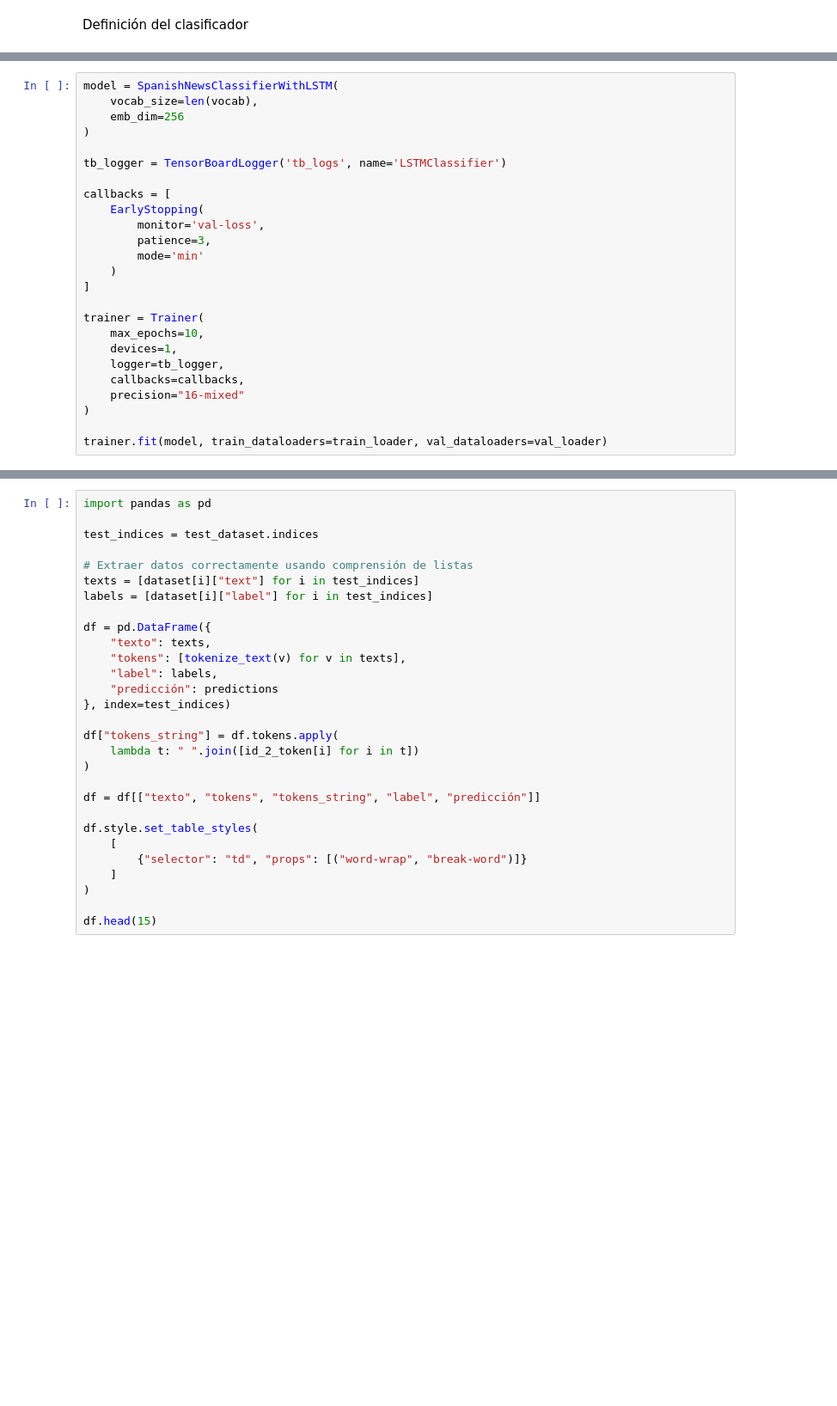
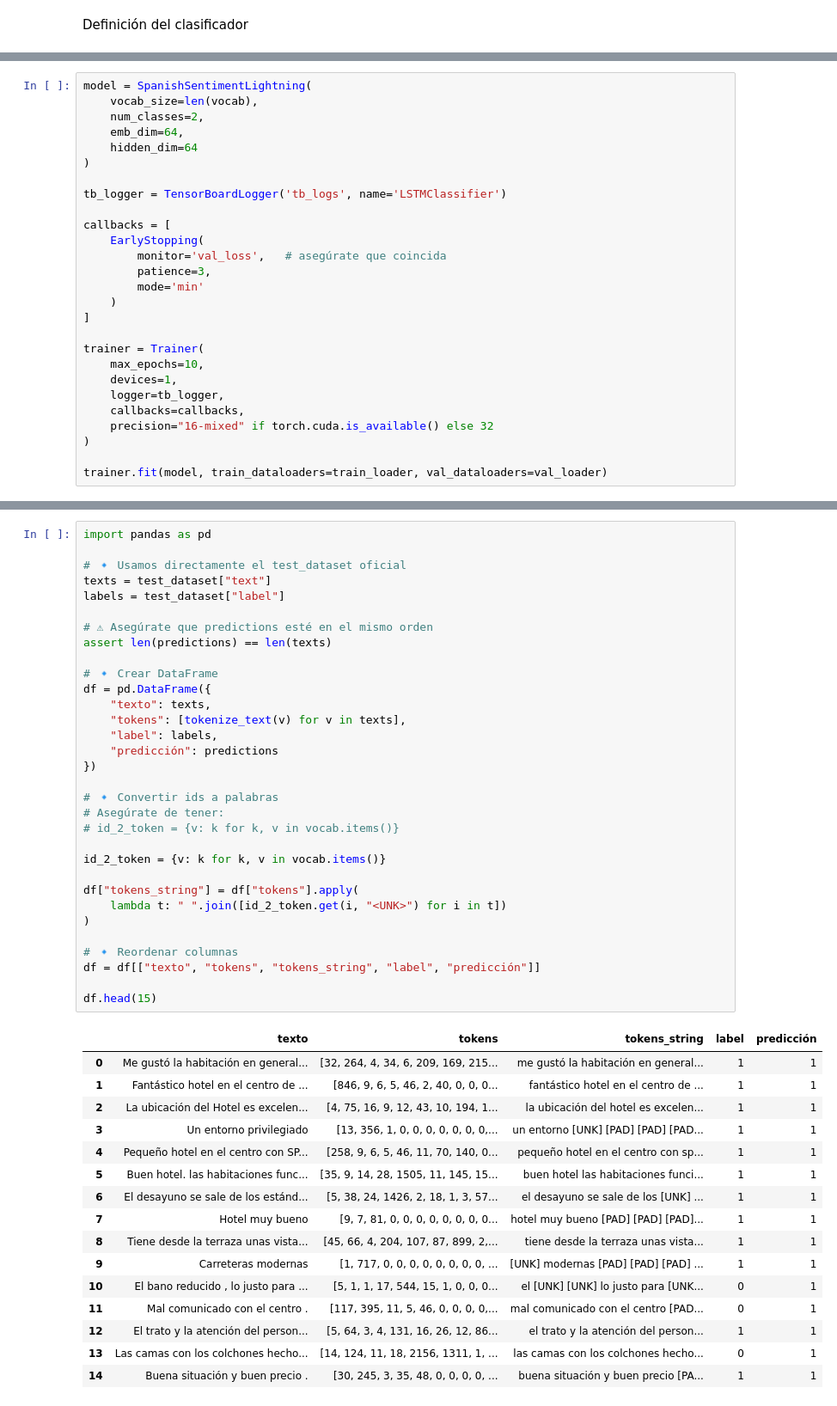
Before and after one commit to sebastianb92/nlp-labs, a Jupyter notebook: Session2/1-Word-Embeddings.ipynb, the cells around one changed output, grey strips where cells are left out. Shown at 86% size. Saved outputs shown, nothing was run; the diff lists cells and outputs as text; blank space fills up the shorter version.

```diff
--- a/Session2/1-Word-Embeddings.ipynb
+++ b/Session2/1-Word-Embeddings.ipynb
@@ -370,14 +398,16 @@ class SpanishNewsClassifierWithLSTM(LightningModule):
 # %%
-model = SpanishNewsClassifierWithLSTM(
+model = SpanishSentimentLightning(
     vocab_size=len(vocab),
-    emb_dim=256
+    num_classes=2,
+    emb_dim=64,
+    hidden_dim=64
 )
 
 tb_logger = TensorBoardLogger('tb_logs', name='LSTMClassifier')
 
 callbacks = [
     EarlyStopping(
-        monitor='val-loss',
+        monitor='val_loss',   # asegúrate que coincida
         patience=3,
         mode='min'
     )
@@ -388,7 +418,7 @@ trainer = Trainer(
     devices=1,
     logger=tb_logger,
     callbacks=callbacks,
-    precision="16-mixed"
+    precision="16-mixed" if torch.cuda.is_available() else 32
 )
 
 trainer.fit(model, train_dataloaders=train_loader, val_dataloaders=val_loader)
@@ -427,32 +511,52 @@ print("len(predictions):", len(predictions))
 # %%
 import pandas as pd
 
-test_indices = test_dataset.indices
+# 🔹 Usamos directamente el test_dataset oficial
+texts = test_dataset["text"]
+labels = test_dataset["label"]
 
-# Extraer datos correctamente usando comprensión de listas
-texts = [dataset[i]["text"] for i in test_indices]
-labels = [dataset[i]["label"] for i in test_indices]
+# ⚠ Asegúrate que predictions esté en el mismo orden
+assert len(predictions) == len(texts)
 
+# 🔹 Crear DataFrame
 df = pd.DataFrame({
     "texto": texts,
     "tokens": [tokenize_text(v) for v in texts],
     "label": labels,
     "predicción": predictions
-}, index=test_indices)
+})
 
-df["tokens_string"] = df.tokens.apply(
-    lambda t: " ".join([id_2_token[i] for i in t])
+# 🔹 Convertir ids a palabras
+# Asegúrate de tener:
+# id_2_token = {v: k for k, v in vocab.items()}
+
+id_2_token = {v: k for k, v in vocab.items()}
+
+df["tokens_string"] = df["tokens"].apply(
+    lambda t: " ".join([id_2_token.get(i, "<UNK>") for i in t])
 )
 
+# 🔹 Reordenar columnas
 df = df[["texto", "tokens", "tokens_string", "label", "predicción"]]
 
-df.style.set_table_styles(
-    [
-        {"selector": "td", "props": [("word-wrap", "break-word")]}
-    ]
-)
-
 df.head(15)
+# %% [output]
+|  | texto | tokens | tokens_string | label | predicción |
+| 0 | Me gustó la habitación en general... | [32, 264, 4, 34, 6, 209, 169, 215... | me gustó la habitación en general... | 1 | 1 |
+| 1 | Fantástico hotel en el centro de ... | [846, 9, 6, 5, 46, 2, 40, 0, 0, 0... | fantástico hotel en el centro de ... | 1 | 1 |
+| 2 | La ubicación del Hotel es excelen... | [4, 75, 16, 9, 12, 43, 10, 194, 1... | la ubicación del hotel es excelen... | 1 | 1 |
+| 3 | Un entorno privilegiado | [13, 356, 1, 0, 0, 0, 0, 0, 0, 0,... | un entorno [UNK] [PAD] [PAD] [PAD... | 1 | 1 |
+| 4 | Pequeño hotel en el centro con SP... | [258, 9, 6, 5, 46, 11, 70, 140, 0... | pequeño hotel en el centro con sp... | 1 | 1 |
+| 5 | Buen hotel. las habitaciones func... | [35, 9, 14, 28, 1505, 11, 145, 15... | buen hotel las habitaciones funci... | 1 | 1 |
+| 6 | El desayuno se sale de los estánd... | [5, 38, 24, 1426, 2, 18, 1, 3, 57... | el desayuno se sale de los [UNK] ... | 1 | 1 |
+| 7 | Hotel muy bueno | [9, 7, 81, 0, 0, 0, 0, 0, 0, 0, 0... | hotel muy bueno [PAD] [PAD] [PAD]... | 1 | 1 |
+| 8 | Tiene desde la terraza unas vista... | [45, 66, 4, 204, 107, 87, 899, 2,... | tiene desde la terraza unas vista... | 1 | 1 |
+| 9 | Carreteras modernas | [1, 717, 0, 0, 0, 0, 0, 0, 0, 0, ... | [UNK] modernas [PAD] [PAD] [PAD] ... | 1 | 1 |
+| 10 | El bano reducido , lo justo para ... | [5, 1, 1, 17, 544, 15, 1, 0, 0, 0... | el [UNK] [UNK] lo justo para [UNK... | 0 | 1 |
+| 11 | Mal comunicado con el centro . | [117, 395, 11, 5, 46, 0, 0, 0, 0,... | mal comunicado con el centro [PAD... | 0 | 1 |
+| 12 | El trato y la atención del person... | [5, 64, 3, 4, 131, 16, 26, 12, 86... | el trato y la atención del person... | 1 | 1 |
+| 13 | Las camas con los colchones hecho... | [14, 124, 11, 18, 2156, 1311, 1, ... | las camas con los colchones hecho... | 0 | 1 |
+| 14 | Buena situación y buen precio . | [30, 245, 3, 35, 48, 0, 0, 0, 0, ... | buena situación y buen precio [PA... | 1 | 1 |
 # %%
 errors = df[df['label'] != df['predicción']]
 errors.head(15)
```
Also changed, not shown: parts of 35 cells of this notebook.
